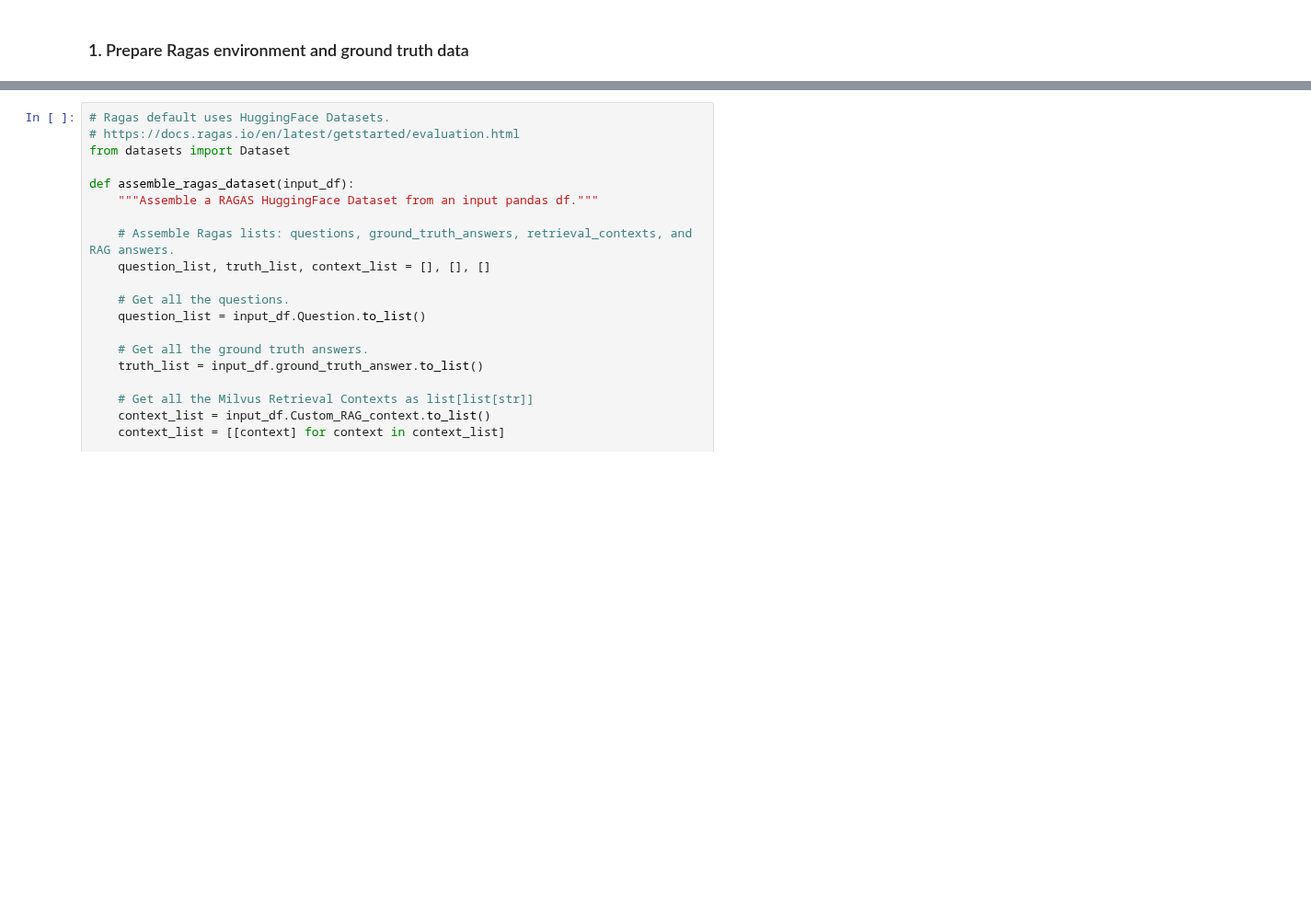
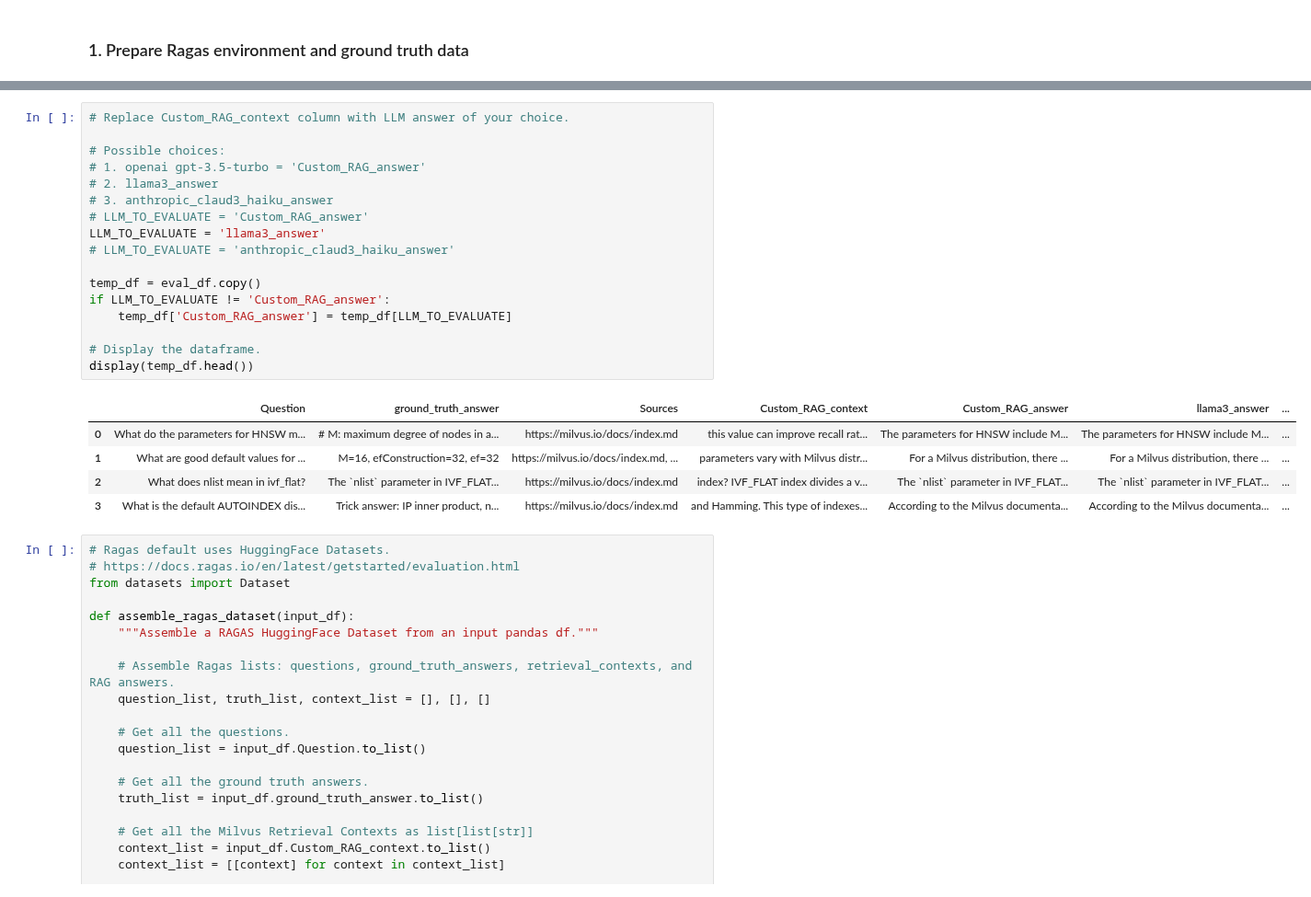
Before and after one commit to AKJUS/bootcamp, a Jupyter notebook: bootcamp/Evaluation/eval_ragas.ipynb, the cells around one changed output, grey strips where cells are left out. Shown at 92% size. Cells and saved outputs as stored; diff of their text form; blank space fills up the shorter version.

```diff
--- a/bootcamp/Evaluation/eval_ragas.ipynb
+++ b/bootcamp/Evaluation/eval_ragas.ipynb
@@ -34,3 +39,26 @@ display(eval_df.head())
+# %%
+# Replace Custom_RAG_context column with LLM answer of your choice.
+
+# Possible choices:
+# 1. openai gpt-3.5-turbo = 'Custom_RAG_answer'
+# 2. llama3_answer
+# 3. anthropic_claud3_haiku_answer
+# LLM_TO_EVALUATE = 'Custom_RAG_answer'
+LLM_TO_EVALUATE = 'llama3_answer'
+# LLM_TO_EVALUATE = 'anthropic_claud3_haiku_answer'
+
+temp_df = eval_df.copy()
+if LLM_TO_EVALUATE != 'Custom_RAG_answer':
+    temp_df['Custom_RAG_answer'] = temp_df[LLM_TO_EVALUATE]
+
+# Display the dataframe.
+display(temp_df.head())
+# %% [output]
+|  | Question | ground_truth_answer | Sources | Custom_RAG_context | Custom_RAG_answer | llama3_answer | ... |
+| 0 | What do the parameters for HNSW m... | # M: maximum degree of nodes in a... | https://milvus.io/docs/index.md | this value can improve recall rat... | The parameters for HNSW include M... | The parameters for HNSW include M... | ... |
+| 1 | What are good default values for ... | M=16, efConstruction=32, ef=32 | https://milvus.io/docs/index.md, ... | parameters vary with Milvus distr... | For a Milvus distribution, there ... | For a Milvus distribution, there ... | ... |
+| 2 | What does nlist mean in ivf_flat? | The `nlist` parameter in IVF_FLAT... | https://milvus.io/docs/index.md | index? IVF_FLAT index divides a v... | The `nlist` parameter in IVF_FLAT... | The `nlist` parameter in IVF_FLAT... | ... |
+| 3 | What is the default AUTOINDEX dis... | Trick answer: IP inner product, n... | https://milvus.io/docs/index.md | and Hamming. This type of indexes... | According to the Milvus documenta... | According to the Milvus documenta... | ... |
 # %%
 # Ragas default uses HuggingFace Datasets.
 # https://docs.ragas.io/en/latest/getstarted/evaluation.html
```
Also changed, not shown: parts of 9 cells of this notebook, 6 other files.
